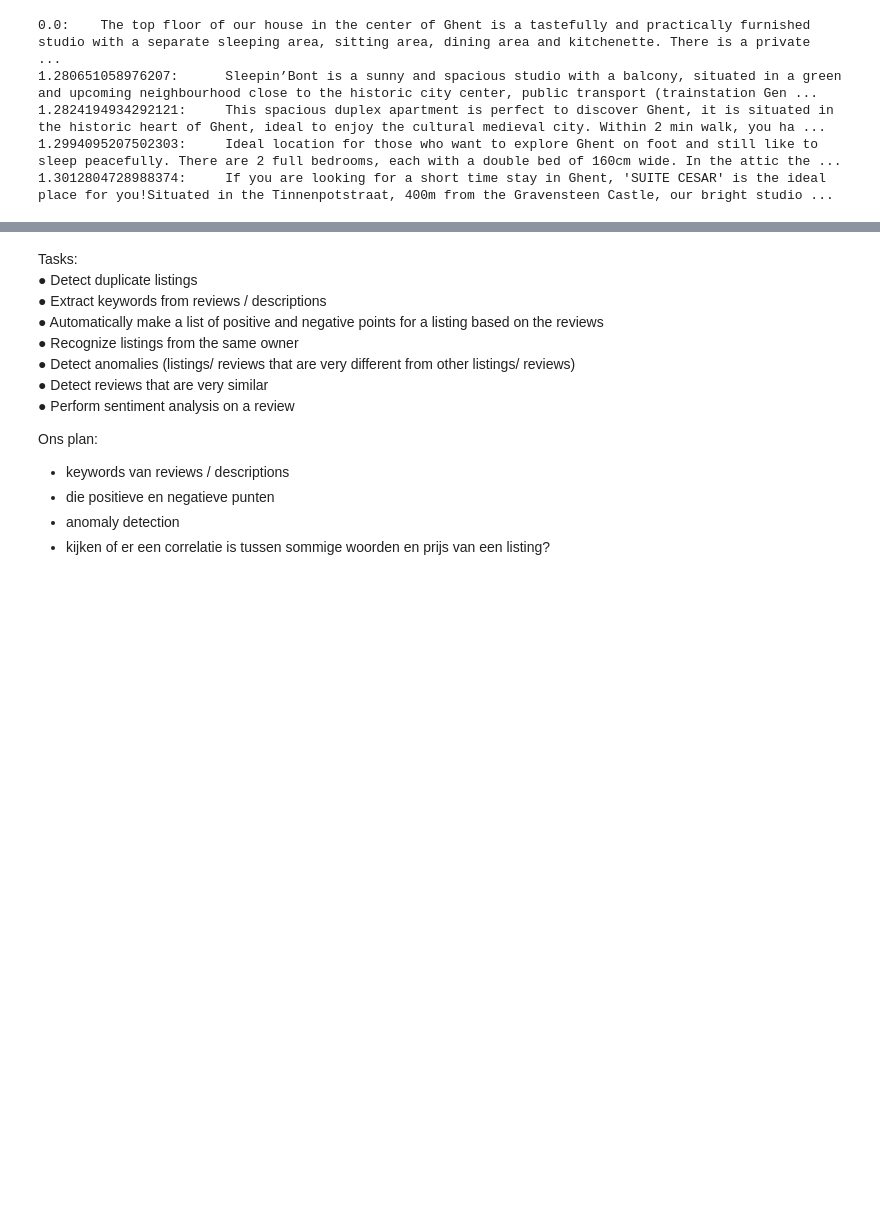
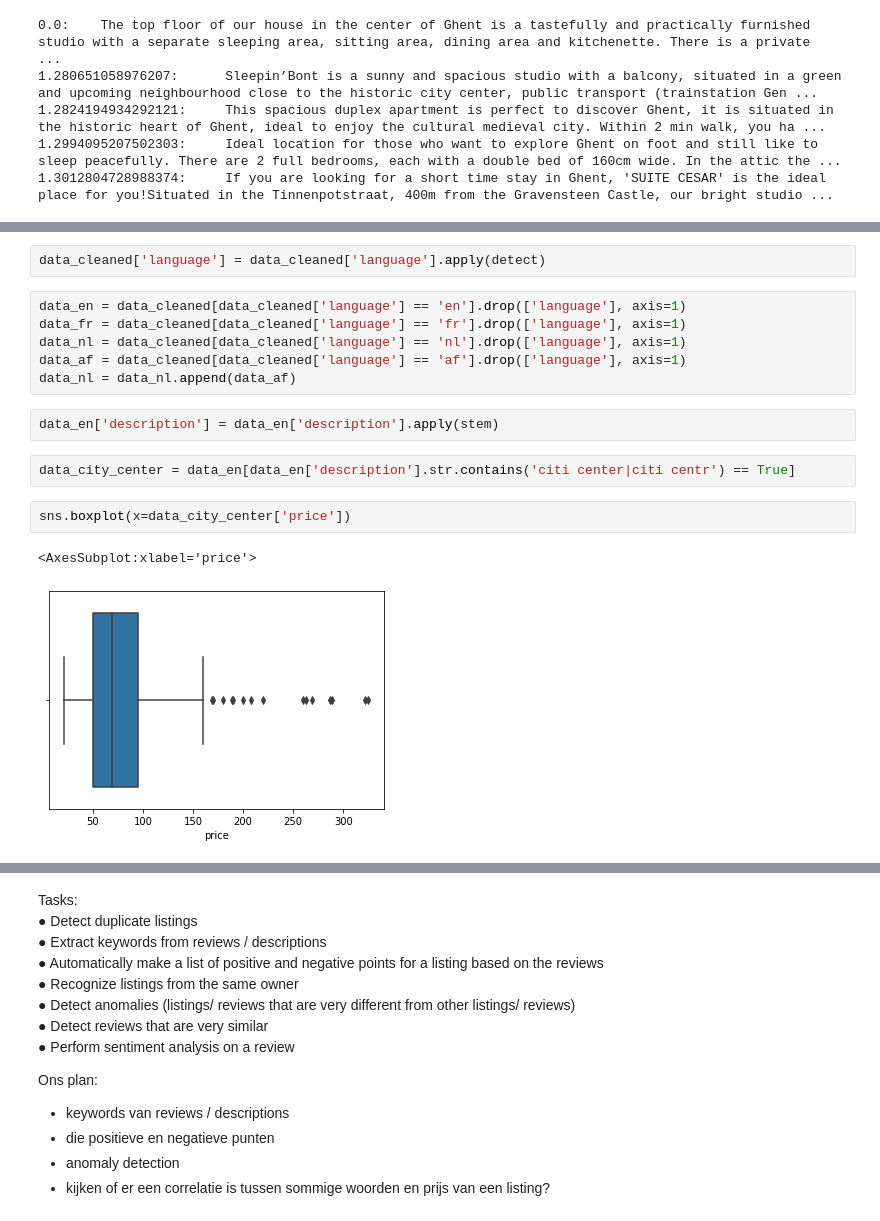
Before and after one commit to tibovdc/ProjectML, a Jupyter notebook: Sprint2.ipynb, the cells around one changed output, grey strips where cells are left out. Saved outputs shown, nothing was run; the diff lists cells and outputs as text; blank space fills up the shorter version.

Commit message:
swagalicious daddy changed the plot

```diff
--- a/Sprint2.ipynb
+++ b/Sprint2.ipynb
@@ -477,0 +491,17 @@ for distance, neighbor in zip(distances[0], neighbors[0]):
+# %%
+data_cleaned['language'] = data_cleaned['language'].apply(detect)
+# %%
+data_en = data_cleaned[data_cleaned['language'] == 'en'].drop(['language'], axis=1)
+data_fr = data_cleaned[data_cleaned['language'] == 'fr'].drop(['language'], axis=1)
+data_nl = data_cleaned[data_cleaned['language'] == 'nl'].drop(['language'], axis=1)
+data_af = data_cleaned[data_cleaned['language'] == 'af'].drop(['language'], axis=1)
+data_nl = data_nl.append(data_af)
+# %%
+data_en['description'] = data_en['description'].apply(stem)
+# %%
+data_city_center = data_en[data_en['description'].str.contains('citi center|citi centr') == True]
+# %%
+sns.boxplot(x=data_city_center['price'])
+# %% [output]
+<AxesSubplot:xlabel='price'>
+[figure, added]
```
Also changed, not shown: parts of 13 cells of this notebook.
